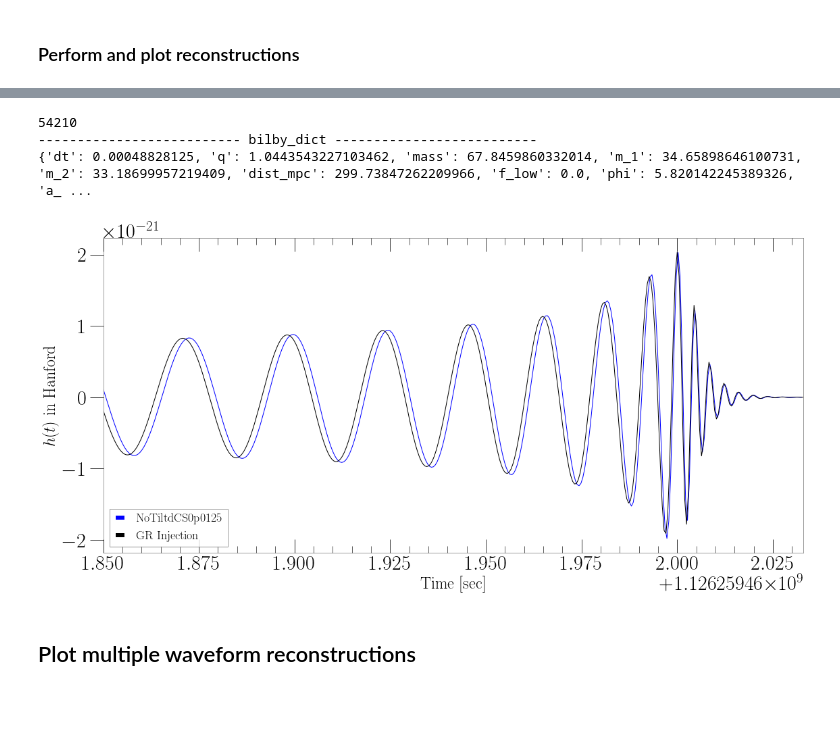
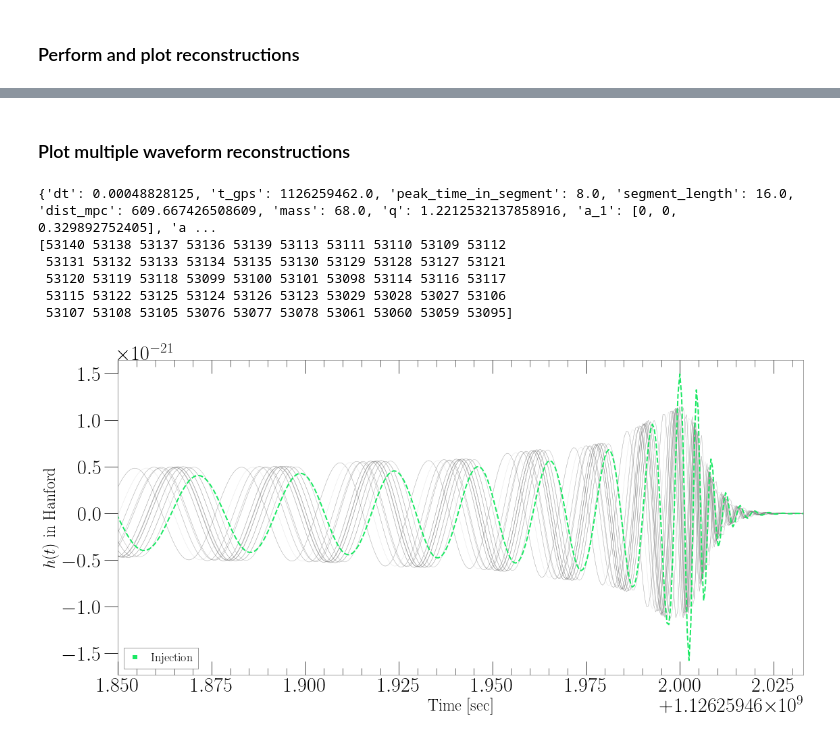
Before and after one commit to mariaokounkova/BeyondGRAnalysis, a Jupyter notebook: Reconstructions.ipynb, the cells around one changed output, grey strips where cells are left out. Saved outputs shown, nothing was run; the diff lists cells and outputs as text; code cells hidden in the pictures; blank space fills up the shorter version.

Commit message:
Reconstructions: Plot the reconstructed waveforms for various ell

```diff
--- a/Reconstructions.ipynb
+++ b/Reconstructions.ipynb
@@ -261,44 +288,48 @@ plt.show()
+# %% [markdown]
+### Plot multiple waveform reconstructions
 # %%
-def PlotReconstructions():
+def PlotMultipleReconstructions():
+
+    plt.figure(figsize=(16,8))
 
     base_dir = '/home/maria.okounkova/BeyondGRAnalysis/BilbyPE/'
 
-    ## Injected waveform
-    p = base_dir + 'NoTilt_dCS_0p0_125'
+    ## Injected parameters
+    p = base_dir + 'NoTilt_dCS_0p37_75'
     truth_dict = GetInjectedParameters(p)
+    print(truth_dict)
     timeH, strainH, timeL, strainL = GetFramesData(p)
 
-    p = base_dir + 'NoTilt_dCS_0p0_125'
-    tH1, sH1, tL1, sL1 = BilbyReconstruction(p)
+    ## Plot multiple reconstructed waveforms
+    bilby_results = GetMultipleBilbyParameters(p, 50)
 
-    #p = base_dir + 'Test_FullSearchNoTilt_35_0p99'
-    #tH2, sH2, tL2, sL2, ov2 = BilbyReconstruction(p, timeH, strainH, timeL, strainL, truth_dict)
+    for bilby_result in bilby_results:
 
-    #p = base_dir + 'Test_FullSearch_35_0p99'
-    #tH3, sH3, tL3, sL3, ov3 = BilbyReconstruction(p, timeH, strainH, timeL, strainL, truth_dict)
+        bilby_dict = GetBilbyDict(bilby_result)
+        bilby_dict['phi'] = bilby_dict['phi']
+        time_bil, h_plus_bil, h_cross_bil, amp_bil = EvaluateSurrogate(sur, bilby_dict)
+        timeH_bil, strainH_bil, timeL_bil, strainL_bil = ProjectGivenGeocenterTime(time_bil, h_plus_bil, h_cross_bil, bilby_dict)
 
-    plt.figure(figsize=(16,8))
+        plt.plot(timeH_bil, strainH_bil, lw = 0.5, color = 'gray', alpha = 0.2)
 
-    plt.plot(tH1, sH1, lw = 1.0, color = 'blue', label = r'NoTiltdCS0p0125')
-    #plt.plot(tH2, sH2, lw = 1.0, color = 'red', label = r'All parameter except tilt, $f_\mathrm{min} = 35$, $a_\mathrm{max} = 0.99$')
-    #plt.plot(tH3, sH3, lw = 1.0, color = 'pink', label = 'All parameter search, $f_\mathrm{min} = 35$, $a_\mathrm{max} = 0.99$')
-    plt.plot(timeH, strainH, lw = 1.0, color = 'black', label = 'GR Injection')
+    ## Plot GR waveform
+    plt.plot(timeH, strainH, lw = 2.0, color = '#1ae863', label = 'Injection', ls = '--')
 
     plt.xlim(-0.15 + truth_dict['t_gps'], 0.033 + truth_dict['t_gps'])
     plt.xlabel('Time [sec]')
     plt.ylabel(r'$h(t)$ in Hanford')
     legend = plt.legend(fontsize=18, loc = 'lower left', frameon=True)
     plt.grid()
     plt.tight_layout()
-    plt.savefig('BilbyReconstructions.pdf')
+    plt.savefig('BilbyMultipleReconstructions.pdf')
     plt.show()
 
-
-PlotReconstructions()
+PlotMultipleReconstructions()
 # %% [output]
-54210
--------------------------- bilby_dict --------------------------
-{'dt': 0.00048828125, 'q': 1.0443543227103462, 'mass': 67.8459860332014, 'm_1': 34.65898646100731, 'm_2': 33.18699957219409, 'dist_mpc': 299.73847262209966, 'f_low': 0.0, 'phi': 5.820142245389326, 'a_ ...
+{'dt': 0.00048828125, 't_gps': 1126259462.0, 'peak_time_in_segment': 8.0, 'segment_length': 16.0, 'dist_mpc': 609.667426508609, 'mass': 68.0, 'q': 1.2212532137858916, 'a_1': [0, 0, 0.329892752405], 'a ...
+[53140 53138 53137 53136 53139 53113 53111 53110 53109 53112
+ 53131 53132 53133 53134 53135 53130 53129 53128 53127 53121
+ 53120 53119 53118 53099 53100 53101 53098 53114 53116 53117
+ 53115 53122 53125 53124 53126 53123 53029 53028 53027 53106
+ 53107 53108 53105 53076 53077 53078 53061 53060 53059 53095]
-[figure, old version]
+[figure, new version]
-# %% [markdown]
-## Plot multiple waveform reconstructions
```
Also changed, not shown: parts of 9 cells of this notebook, 1 other file.
